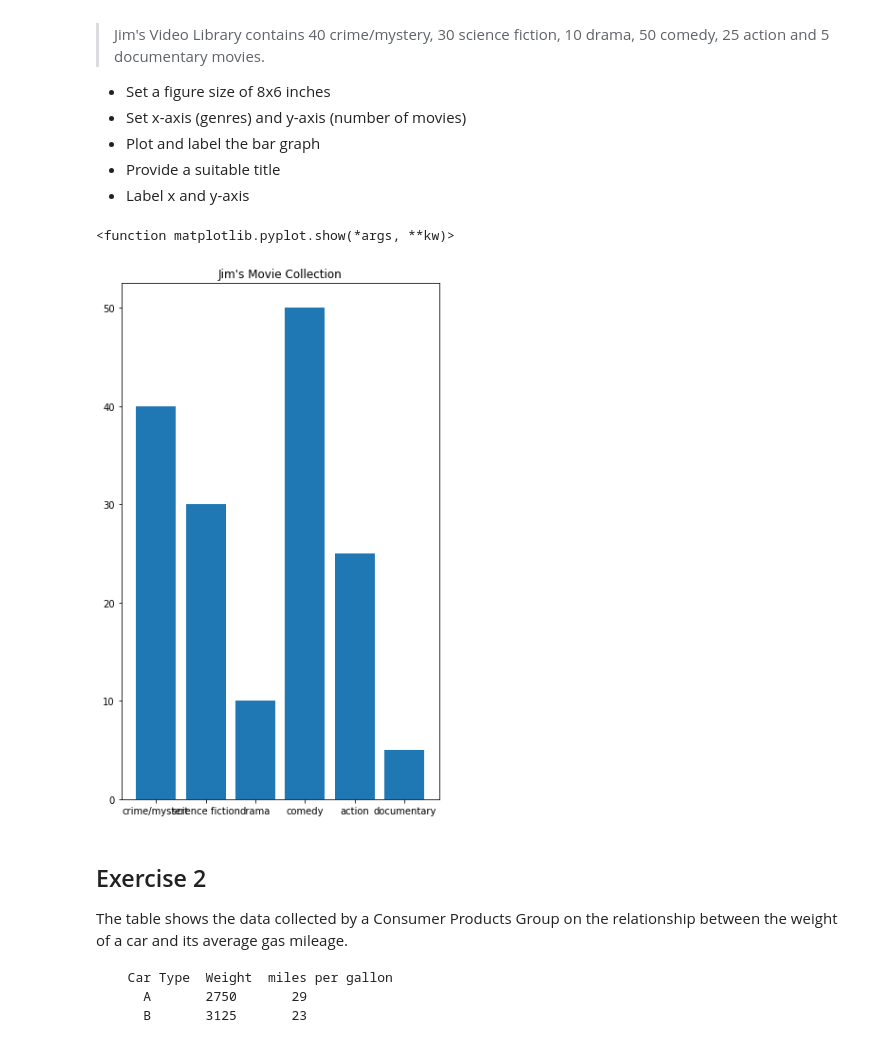
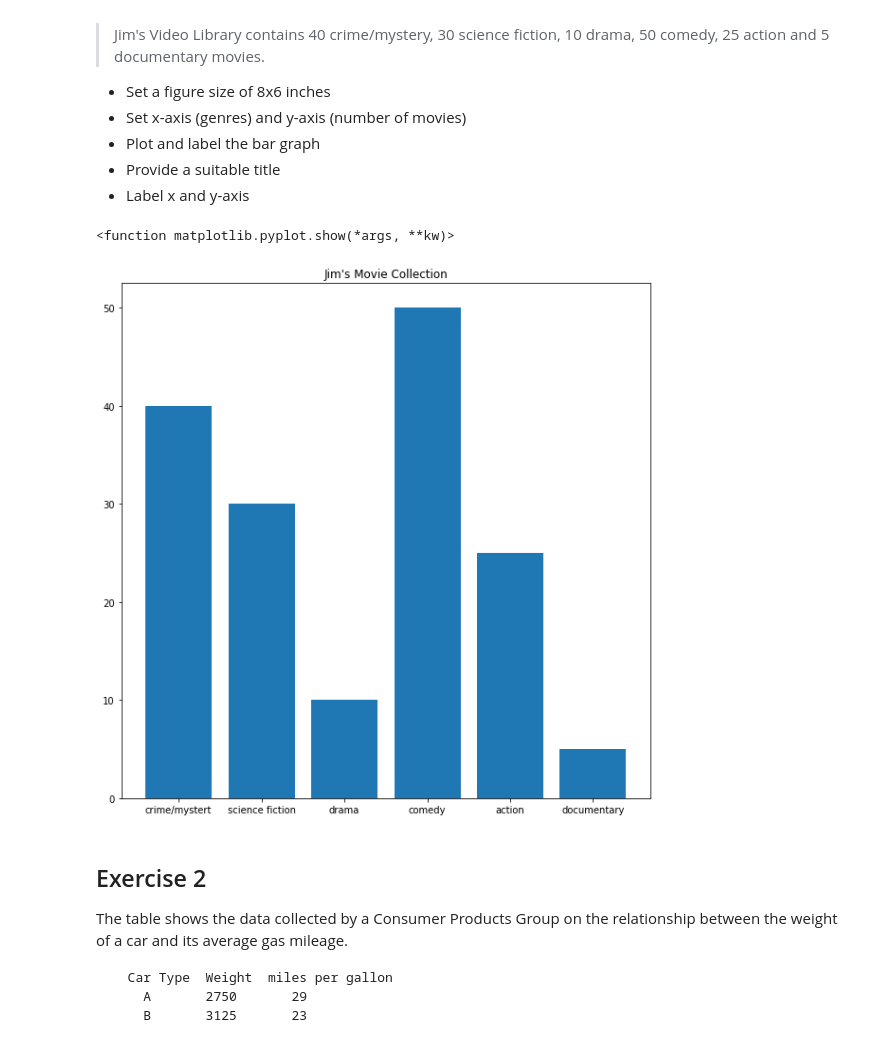
Before and after one commit to bellisor/dsc-data-viz-lab-nyc-ds-021720, a Jupyter notebook: index.ipynb, the cells around one changed output. Saved outputs shown, nothing was run; the diff lists cells and outputs as text; code cells hidden in the pictures.

```diff
--- a/index.ipynb
+++ b/index.ipynb
@@ -24,24 +24,24 @@ Make a vertical bar graph using `plt.bar()` for the following set of data:
 # %%
 # import the required libraries
 import numpy as np
 import matplotlib.pyplot as plt
 
 y = [40, 30, 10, 50, 25, 5]
 x = ['crime/mystert', 'science fiction', 'drama', 'comedy', 'action', 'documentary']
 labels = None
 
 
 # Create a new figure object
-plt.figure(figsize=(6, 10))
+plt.figure(figsize=(10, 10))
 # Plot vertical bars of fixed width by passing x and y values to .bar() function
 plt.bar(x, y, label="Movies")
 # Give a title to the bar graph
 plt.title("Jim's Movie Collection")
 # Output the final plot
 plt.show
 # %% [output]
 <function matplotlib.pyplot.show(*args, **kw)>
-[figure, old version]
+[figure, new version]
 # %% [markdown]
 ## Exercise 2
 
```
